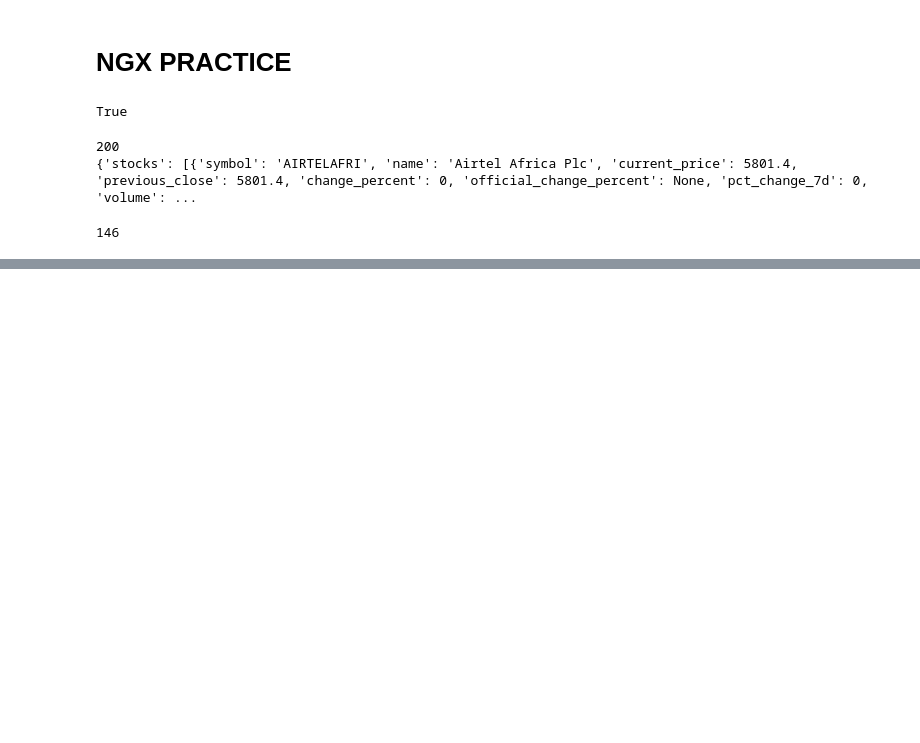
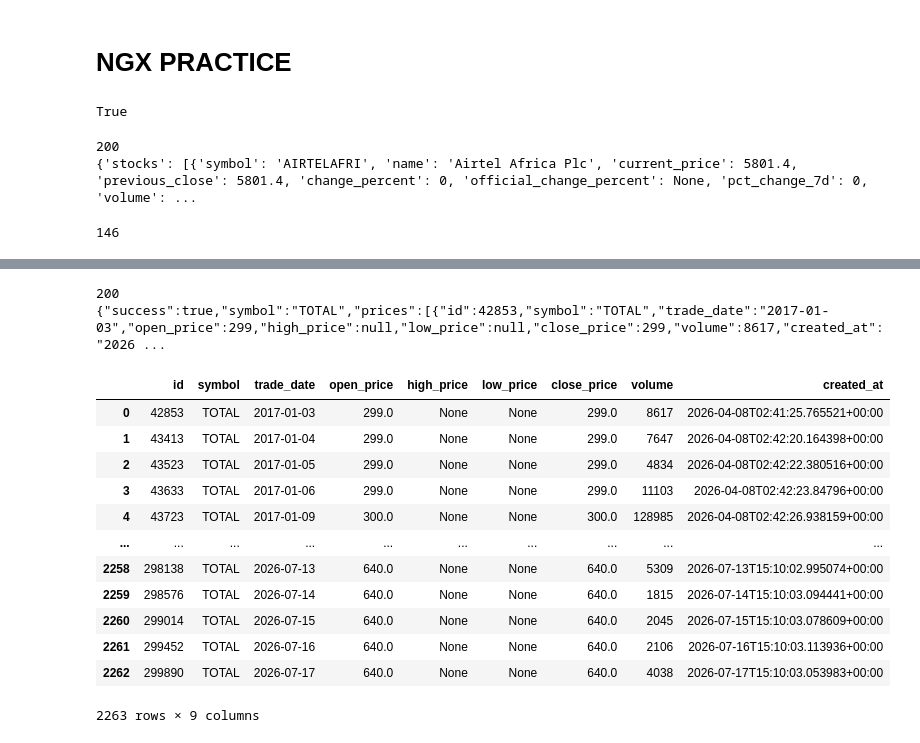
Before and after one commit to Udeani4/SectorLevel_StockPerformance_Predictoion, a Jupyter notebook: ngx_practice.ipynb, the cells around one changed output, grey strips where cells are left out. Saved outputs shown, nothing was run; the diff lists cells and outputs as text; code cells hidden in the pictures; blank space fills up the shorter version.

```diff
--- a/ngx_practice.ipynb
+++ b/ngx_practice.ipynb
@@ -37,0 +216,41 @@ len(data['stocks'])
+# %%
+url = "https://www.ngxpulse.ng/api/ngxdata/prices/TOTAL"
+
+headers = {
+    "X-API-Key": ngx_api_key
+}
+
+params = {
+    "from": "2017-01-01",
+    "to": "2026-07-18"
+}
+
+response = requests.get(
+    url,
+    headers=headers,
+    params=params
+)
+
+print(response.status_code)
+print(response.text)
+
+data=response.text
+DATA=json.loads(data)
+df=pd.DataFrame(DATA['prices'])
+df
+# %% [output]
+200
+{"success":true,"symbol":"TOTAL","prices":[{"id":42853,"symbol":"TOTAL","trade_date":"2017-01-03","open_price":299,"high_price":null,"low_price":null,"close_price":299,"volume":8617,"created_at":"2026 ...
+|  | id | symbol | trade_date | open_price | high_price | low_price | close_price | volume | created_at |
+| 0 | 42853 | TOTAL | 2017-01-03 | 299.0 | None | None | 299.0 | 8617 | 2026-04-08T02:41:25.765521+00:00 |
+| 1 | 43413 | TOTAL | 2017-01-04 | 299.0 | None | None | 299.0 | 7647 | 2026-04-08T02:42:20.164398+00:00 |
+| 2 | 43523 | TOTAL | 2017-01-05 | 299.0 | None | None | 299.0 | 4834 | 2026-04-08T02:42:22.380516+00:00 |
+| 3 | 43633 | TOTAL | 2017-01-06 | 299.0 | None | None | 299.0 | 11103 | 2026-04-08T02:42:23.84796+00:00 |
+| 4 | 43723 | TOTAL | 2017-01-09 | 300.0 | None | None | 300.0 | 128985 | 2026-04-08T02:42:26.938159+00:00 |
+| ... | ... | ... | ... | ... | ... | ... | ... | ... | ... |
+| 2258 | 298138 | TOTAL | 2026-07-13 | 640.0 | None | None | 640.0 | 5309 | 2026-07-13T15:10:02.995074+00:00 |
+| 2259 | 298576 | TOTAL | 2026-07-14 | 640.0 | None | None | 640.0 | 1815 | 2026-07-14T15:10:03.094441+00:00 |
+| 2260 | 299014 | TOTAL | 2026-07-15 | 640.0 | None | None | 640.0 | 2045 | 2026-07-15T15:10:03.078609+00:00 |
+| 2261 | 299452 | TOTAL | 2026-07-16 | 640.0 | None | None | 640.0 | 2106 | 2026-07-16T15:10:03.113936+00:00 |
+| 2262 | 299890 | TOTAL | 2026-07-17 | 640.0 | None | None | 640.0 | 4038 | 2026-07-17T15:10:03.053983+00:00 |
+2263 rows × 9 columns
```
Also changed, not shown: parts of 18 cells of this notebook, 2 other files.
